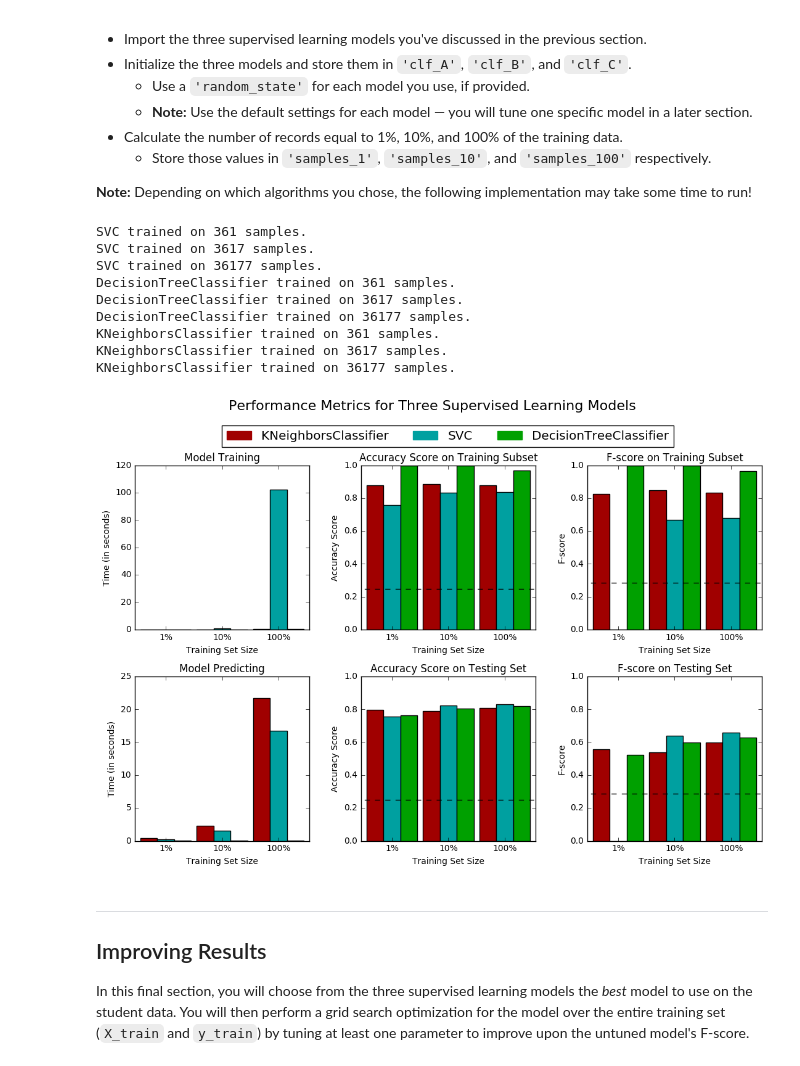
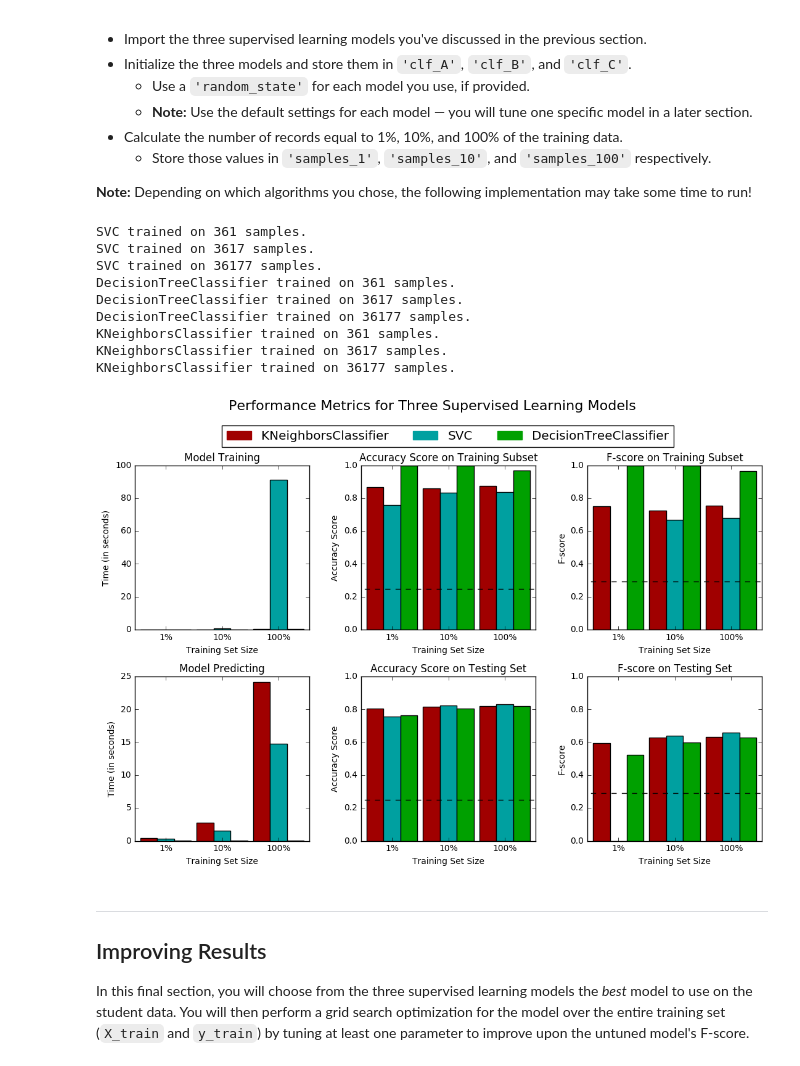
Before and after one commit to YcMcGong/Udacity_Machine_Learning_Nano_degree, a Jupyter notebook: Finding_Donors/finding_donors.ipynb, the cells around one changed output. Saved outputs shown, nothing was run; the diff lists cells and outputs as text; code cells hidden in the pictures.

```diff
--- a/Finding_Donors/finding_donors.ipynb
+++ b/Finding_Donors/finding_donors.ipynb
@@ -190,10 +190,11 @@ Looking at the distribution of classes (those who make at most \$50,000, and tho
 **Note:** You must use the code cell below and assign your results to `'accuracy'` and `'fscore'` to be used later.
 # %%
 # TODO: Calculate accuracy
-accuracy = 0.2478
+accuracy = float(n_greater_50k)/float(n_records)
 
 # TODO: Calculate F-score using the formula above for beta = 0.5
-fscore = (1+0.5*0.5)*(accuracy*(1-accuracy))/((pow(0.5,2))*accuracy+(1-accuracy))
+recall = float(n_greater_50k)//float(n_greater_50k)
+fscore = (1+0.5*0.5)*(accuracy*recall)/((pow(0.5,2))*accuracy+recall)
 
 # Print the results
 print "Naive Predictor: [Accuracy score: {:.4f}, F-score: {:.4f}]".format(accuracy, fscore)
@@ -340,36 +341,36 @@ from sklearn import neighbors
 # TODO: Initialize the three models
 clf_A = svm.SVC(random_state=5)
 clf_B = tree.DecisionTreeClassifier(random_state=5)
-clf_C = neighbors.KNeighborsClassifier(n_neighbors=2)
+clf_C = neighbors.KNeighborsClassifier()
 
 # TODO: Calculate the number of samples for 1%, 10%, and 100% of the training data
 samples_1 = len(X_train)/100
 samples_10 = len(X_train)/10
 samples_100 = len(X_train)
 
 # Collect results on the learners
 results = {}
 for clf in [clf_A, clf_B, clf_C]:
 # for clf in [clf_C]:
     clf_name = clf.__class__.__name__
     results[clf_name] = {}
     for i, samples in enumerate([samples_1, samples_10, samples_100]):
         results[clf_name][i] = \
         train_predict(clf, samples, X_train, y_train, X_test, y_test)
 
 # Run metrics visualization for the three supervised learning models chosen
 vs.evaluate(results, accuracy, fscore)
 # %% [output]
 SVC trained on 361 samples.
 SVC trained on 3617 samples.
 SVC trained on 36177 samples.
 DecisionTreeClassifier trained on 361 samples.
 DecisionTreeClassifier trained on 3617 samples.
 DecisionTreeClassifier trained on 36177 samples.
 KNeighborsClassifier trained on 361 samples.
 KNeighborsClassifier trained on 3617 samples.
 KNeighborsClassifier trained on 36177 samples.
-[figure, old version]
+[figure, new version]
 # %% [markdown]
 ----
 ## Improving Results
```
Also changed, not shown: parts of 10 cells of this notebook, 1 other file.
